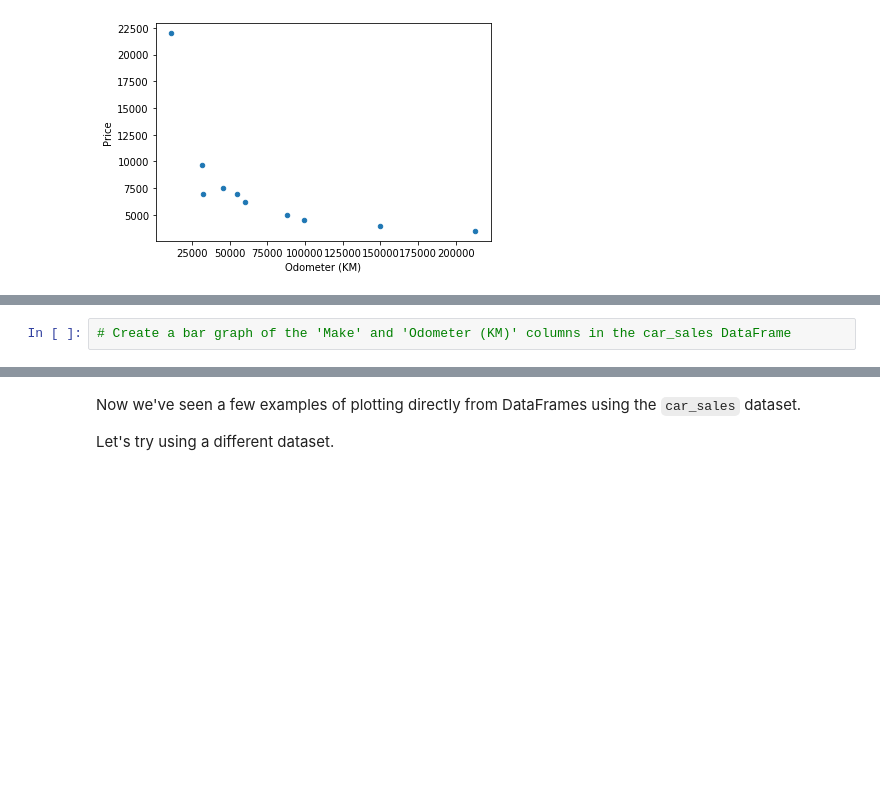
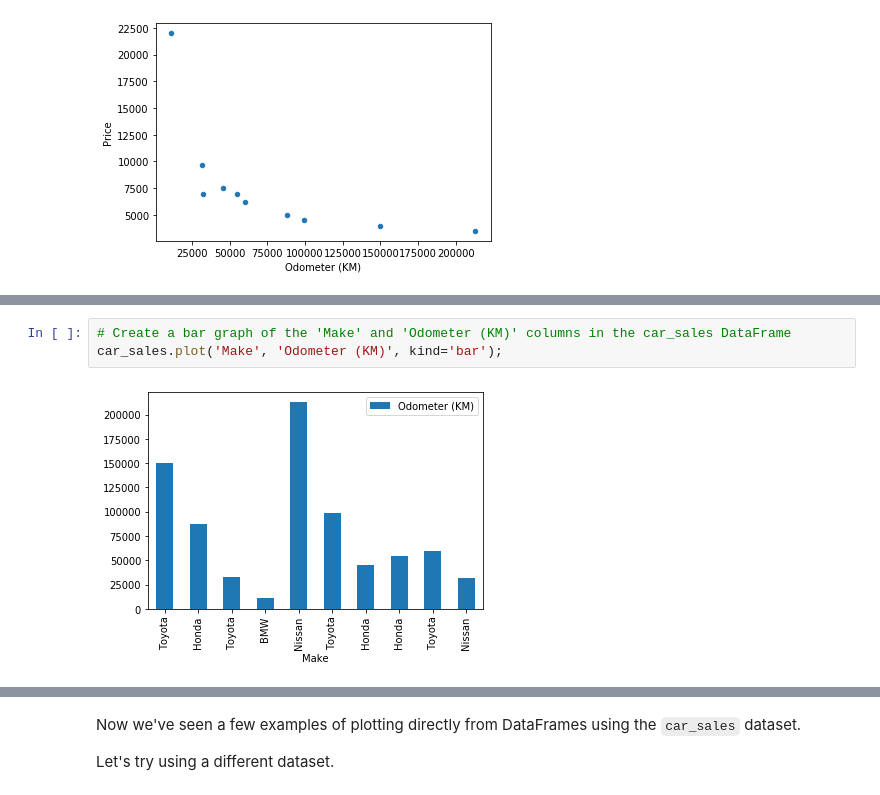
Before and after one commit to looreen/DS-ML-learning, a Jupyter notebook: matplotlib-exercises.ipynb, the cells around one changed output, grey strips where cells are left out. Cells and saved outputs as stored; diff of their text form; blank space fills up the shorter version.

```diff
--- a/matplotlib-exercises.ipynb
+++ b/matplotlib-exercises.ipynb
@@ -307,4 +312,7 @@ car_sales.plot('Odometer (KM)', 'Price', kind='scatter');
 # %%
 # Create a bar graph of the 'Make' and 'Odometer (KM)' columns in the car_sales DataFrame
+car_sales.plot('Make', 'Odometer (KM)', kind='bar');
+# %% [output]
+[figure, added]
 # %%
 # Create a histogram of the 'Odometer (KM)' column
```
Also changed, not shown: parts of 15 cells of this notebook, 1 other file.
